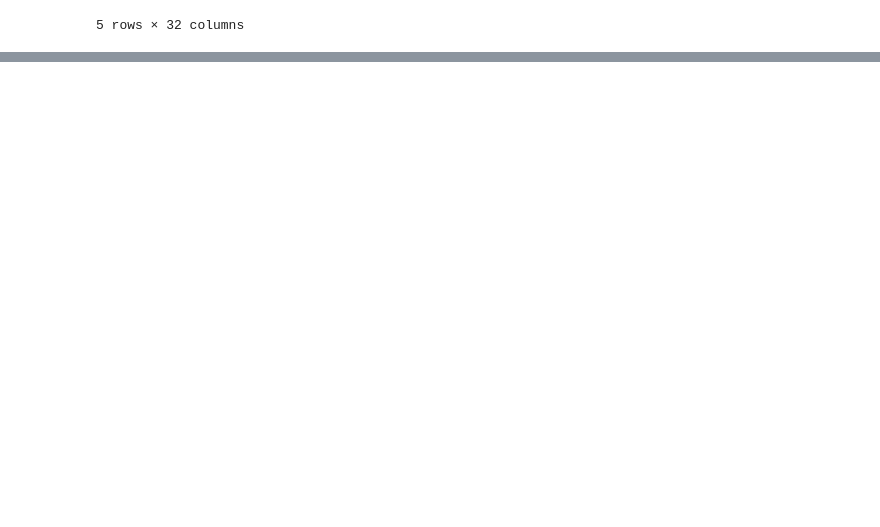
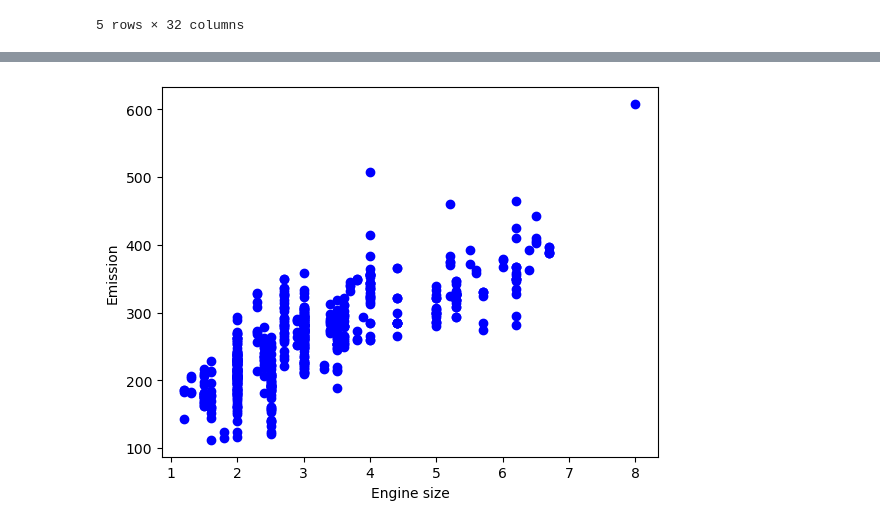
Before and after one commit to Oluwadt/CO2-Emission-Predictor, a Jupyter notebook: predictor.ipynb, the cells around one changed output, grey strips where cells are left out. Saved outputs shown, nothing was run; the diff lists cells and outputs as text; code cells hidden in the pictures; blank space fills up the shorter version.

Commit message:
Plot data

```diff
--- a/predictor.ipynb
+++ b/predictor.ipynb
@@ -58,0 +67,8 @@ X_train.head()
+# %%
+# Plot COMBINED_MPG against CO2EMISSIONS
+plt.scatter(X_train.ENGINESIZE, y_train,  color='blue')
+plt.xlabel("Engine size")
+plt.ylabel("Emission")
+plt.show()
+# %% [output]
+[figure, added]
```
Also changed, not shown: parts of 1 cell of this notebook.
